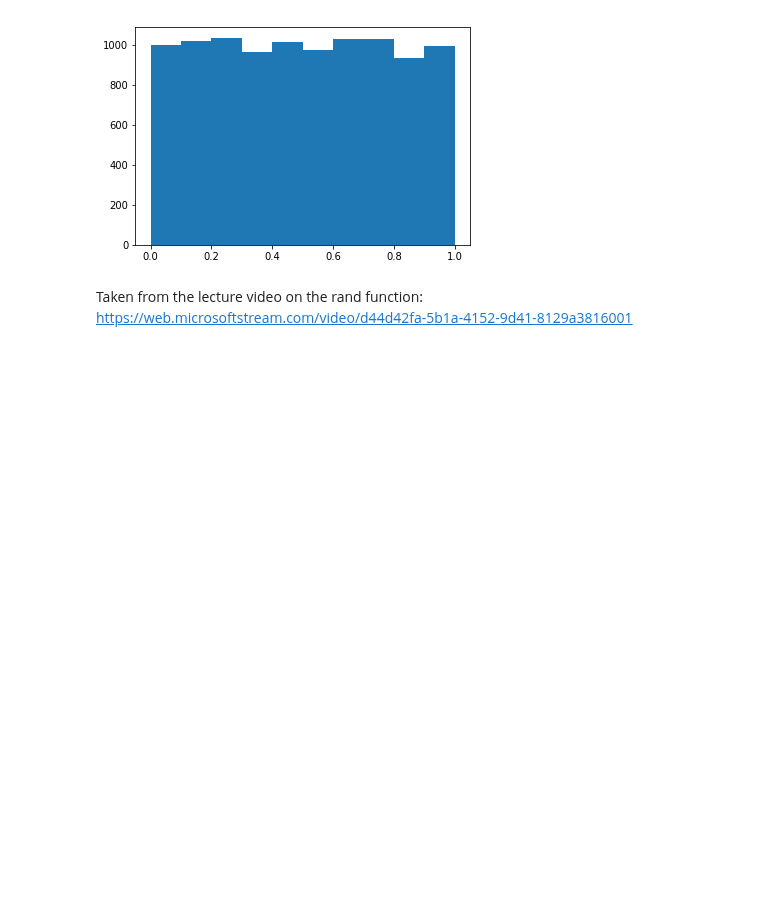
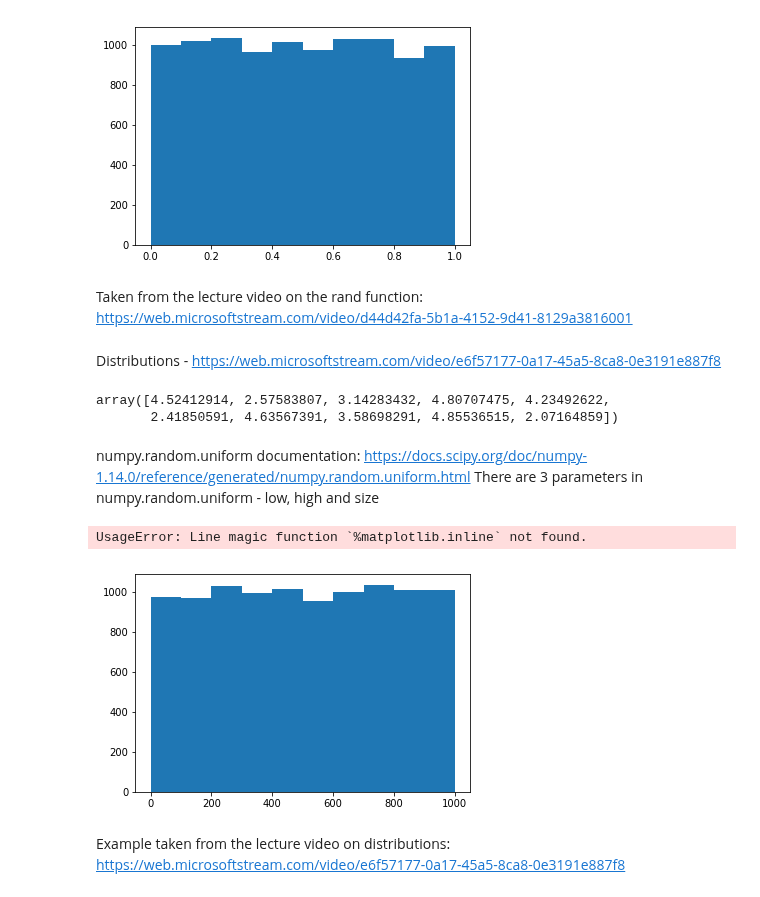
Before and after one commit to johndunne2019/numpy.random, a Jupyter notebook: numpy-random.ipynb, the cells around one changed output. Cells and saved outputs as stored; diff of their text form; code cells hidden in the pictures; blank space fills up the shorter version.

Commit message:
Lecture video on Distributions

```diff
--- a/numpy-random.ipynb
+++ b/numpy-random.ipynb
@@ -23,3 +23,25 @@ plt.show()
 [figure]
 # %% [markdown]
 Taken from the lecture video on the rand function: https://web.microsoftstream.com/video/d44d42fa-5b1a-4152-9d41-8129a3816001
+# %% [markdown]
+Distributions - https://web.microsoftstream.com/video/e6f57177-0a17-45a5-8ca8-0e3191e887f8
+# %%
+import numpy as np
+np.random.uniform(2,5,10)
+# %% [output]
+array([4.52412914, 2.57583807, 3.14283432, 4.80707475, 4.23492622,
+       2.41850591, 4.63567391, 3.58698291, 4.85536515, 2.07164859])
+# %% [markdown]
+numpy.random.uniform documentation: https://docs.scipy.org/doc/numpy-1.14.0/reference/generated/numpy.random.uniform.html
+There are 3 parameters in numpy.random.uniform - low, high and size
+# %%
+x = np.random.uniform(0, 1000, 10000)
+# %%
+import matplotlib.pyplot as plt
+plt.hist(x)
+%matplotlib.inline
+# %% [output]
+UsageError: Line magic function `%matplotlib.inline` not found.
+[figure, added]
+# %% [markdown]
+Example taken from the lecture video on distributions: https://web.microsoftstream.com/video/e6f57177-0a17-45a5-8ca8-0e3191e887f8
```
Also changed, not shown: parts of 5 cells of this notebook.
